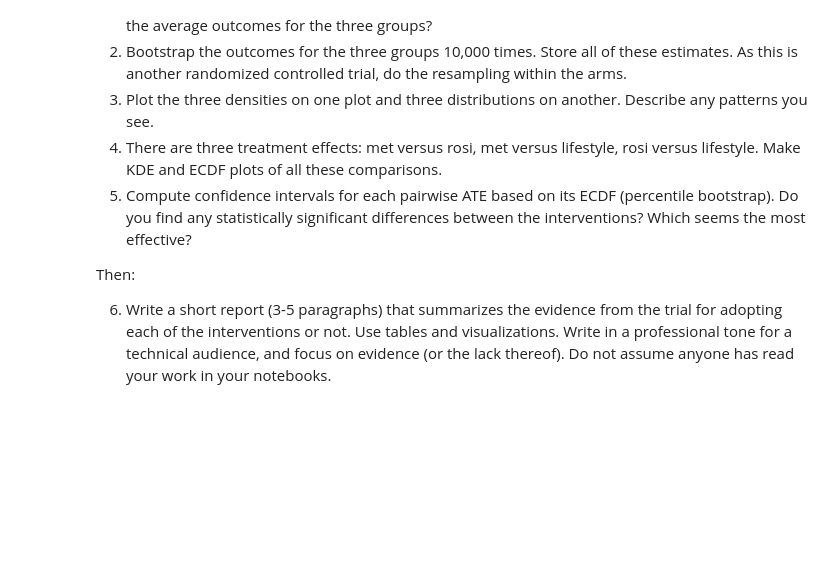
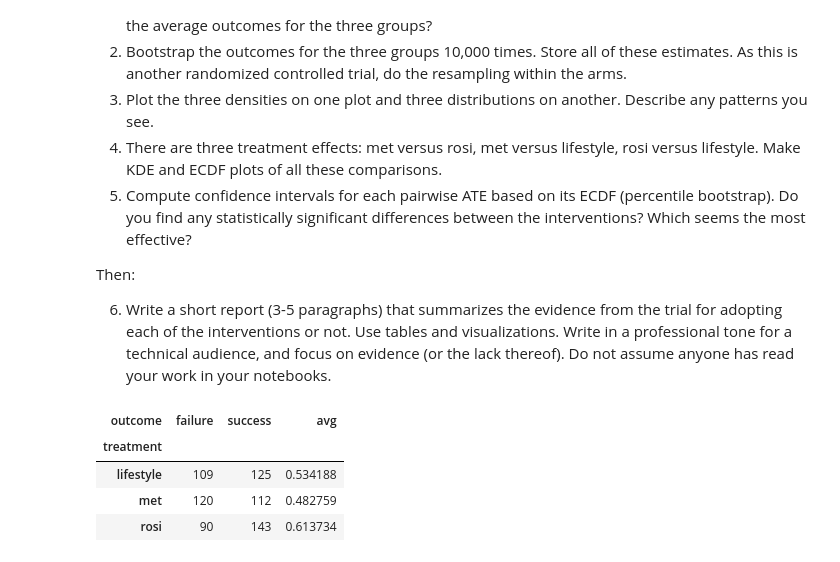
Before and after one commit to wesleyfletcher/UU_F26_templates, a Jupyter notebook: Week06/Thursday_lab/lab_06.ipynb, the cells around one changed output. Drawn from its saved outputs; the diff is of its cells as text; code cells hidden in the pictures; blank space fills up the shorter version.

```diff
--- a/Week06/Thursday_lab/lab_06.ipynb
+++ b/Week06/Thursday_lab/lab_06.ipynb
@@ -199,3 +207,18 @@ In an ipynb or py file:
 Then:
 
 6. Write a short report (3-5 paragraphs) that summarizes the evidence from the trial for adopting each of the interventions or not. Use tables and visualizations. Write in a professional tone for a technical audience, and focus on evidence (or the lack thereof). Do not assume anyone has read your work in your notebooks.
+# %%
+df = pd.read_csv('../data/diabetes.csv', index_col=0)
+
+ct = pd.crosstab(df['treatment'], df['outcome'])
+ct['avg'] = (ct['success'])/(ct['success'] + ct['failure'])
+
+df['outcome'] = (df['outcome'] == 'success')
+
+ct
+# %% [output]
+| outcome | failure | success | avg |
+| treatment |  |  |  |
+| lifestyle | 109 | 125 | 0.534188 |
+| met | 120 | 112 | 0.482759 |
+| rosi | 90 | 143 | 0.613734 |
```
Also changed, not shown: parts of 16 cells of this notebook, 1 other file.
